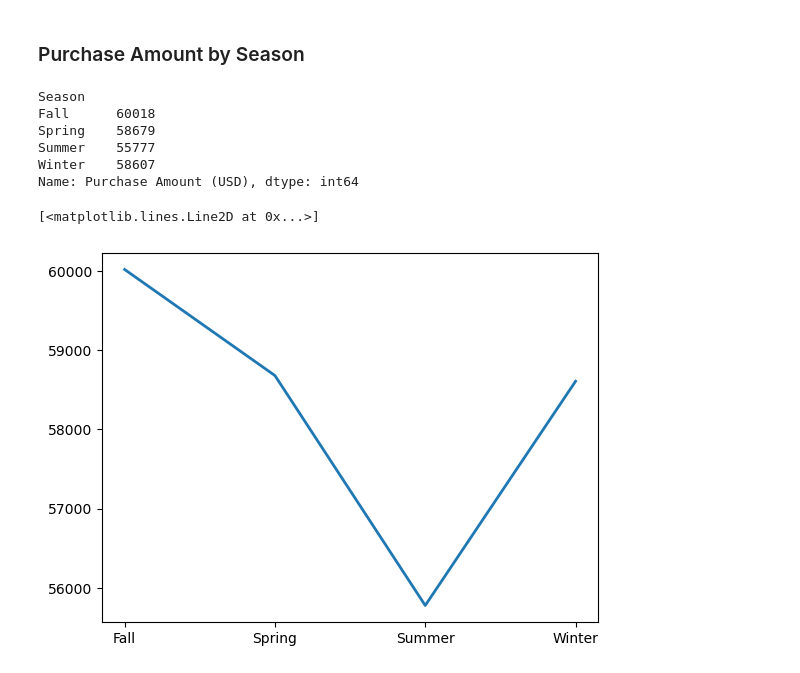
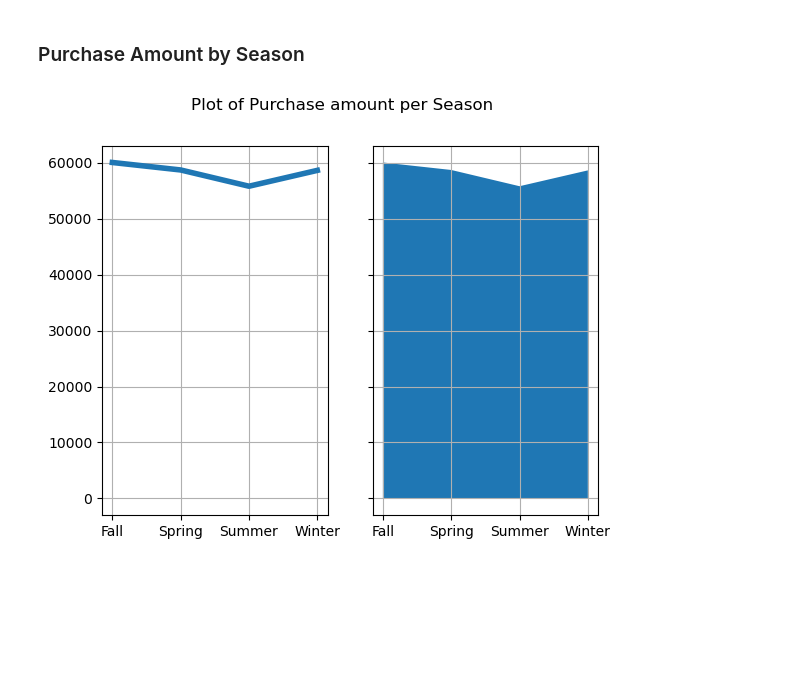
Before and after one commit to npicaut/EDA_shopping_trends, a Jupyter notebook: shopping-trends.ipynb, the cells around one changed output. Drawn from its saved outputs; the diff is of its cells as text; code cells hidden in the pictures; blank space fills up the shorter version.

Commit message:
plots added

```diff
--- a/shopping-trends.ipynb
+++ b/shopping-trends.ipynb
@@ -168,18 +168,22 @@ plt.show()
 # %% [markdown]
 ### Purchase Amount by Season
 # %%
+# data
 purchase_perseason = df.groupby("Season")["Purchase Amount (USD)"].sum()
-print(purchase_perseason)
 cat = CategorialVariableGraph(variable="Purchase amount per Season", df_variable=purchase_perseason)
 cat.values = purchase_perseason.values
 cat.labels = purchase_perseason.index
-plt.plot(cat.labels, cat.values, lw= 2)
+
+# plot
+fig, (ax1, ax2) = plt.subplots(nrows=1, ncols=2, sharex=True, sharey=True)
+
+ax1.plot(cat.labels, cat.values, lw=4)
+ax2.fill_between(cat.labels, cat.values)
+
+for ax in ax1, ax2:
+    ax.grid(True)
+
+fig.suptitle(f"Plot of {cat.variable}")
+plt.show()
 # %% [output]
-Season
-Fall      60018
-Spring    58679
-Summer    55777
-Winter    58607
-Name: Purchase Amount (USD), dtype: int64
-[<matplotlib.lines.Line2D at 0x...>]
-[figure, old version]
+[figure, new version]
```
